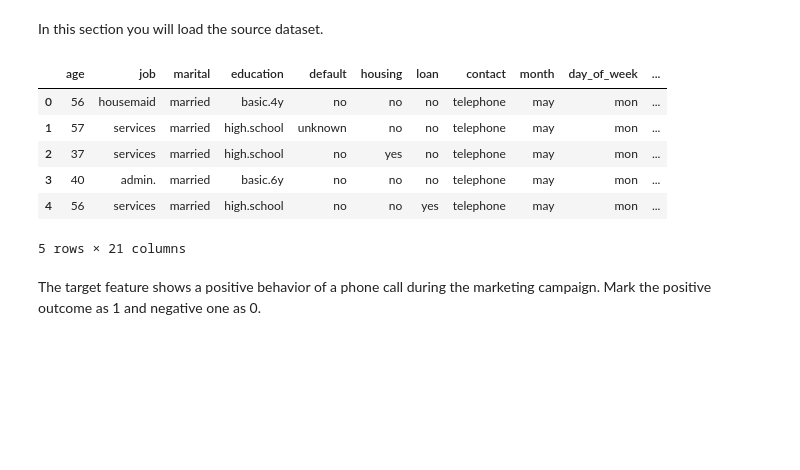
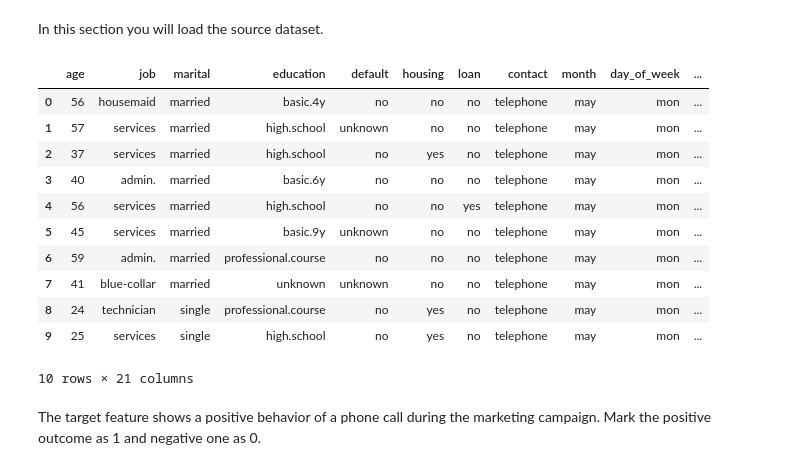
Before and after one commit to ledidk/data_analysis_in_banking, a Jupyter notebook: VDA_Banking_L2.ipynb, the cells around one changed output. Drawn from its saved outputs; the diff is of its cells as text; code cells hidden in the pictures; blank space fills up the shorter version.

```diff
--- a/VDA_Banking_L2.ipynb
+++ b/VDA_Banking_L2.ipynb
@@ -114,15 +114,20 @@ pd.options.display.float_format = '{:.2f}'.format
 In this section you will load the source dataset.
 # %%
 df = pd.read_csv('bank-additional/bank-additional-full.csv', sep = ';')
-df.head(5)
+df.head(10)
 # %% [output]
 |  | age | job | marital | education | default | housing | loan | contact | month | day_of_week | ... |
 | 0 | 56 | housemaid | married | basic.4y | no | no | no | telephone | may | mon | ... |
 | 1 | 57 | services | married | high.school | unknown | no | no | telephone | may | mon | ... |
 | 2 | 37 | services | married | high.school | no | yes | no | telephone | may | mon | ... |
 | 3 | 40 | admin. | married | basic.6y | no | no | no | telephone | may | mon | ... |
 | 4 | 56 | services | married | high.school | no | no | yes | telephone | may | mon | ... |
+| 5 | 45 | services | married | basic.9y | unknown | no | no | telephone | may | mon | ... |
+| 6 | 59 | admin. | married | professional.course | no | no | no | telephone | may | mon | ... |
+| 7 | 41 | blue-collar | married | unknown | unknown | no | no | telephone | may | mon | ... |
+| 8 | 24 | technician | single | professional.course | no | yes | no | telephone | may | mon | ... |
+| 9 | 25 | services | single | high.school | no | yes | no | telephone | may | mon | ... |
-5 rows × 21 columns
+10 rows × 21 columns
 # %% [markdown]
 The target feature shows a positive behavior of a phone call during the marketing campaign. Mark the positive outcome as 1 and negative one as 0.
 # %% [markdown]
```
